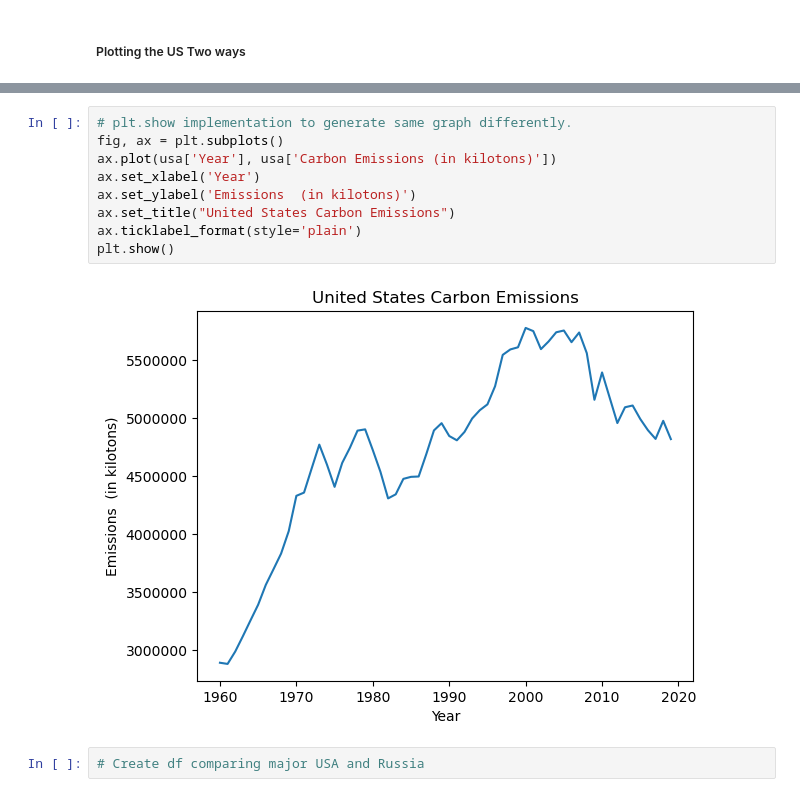
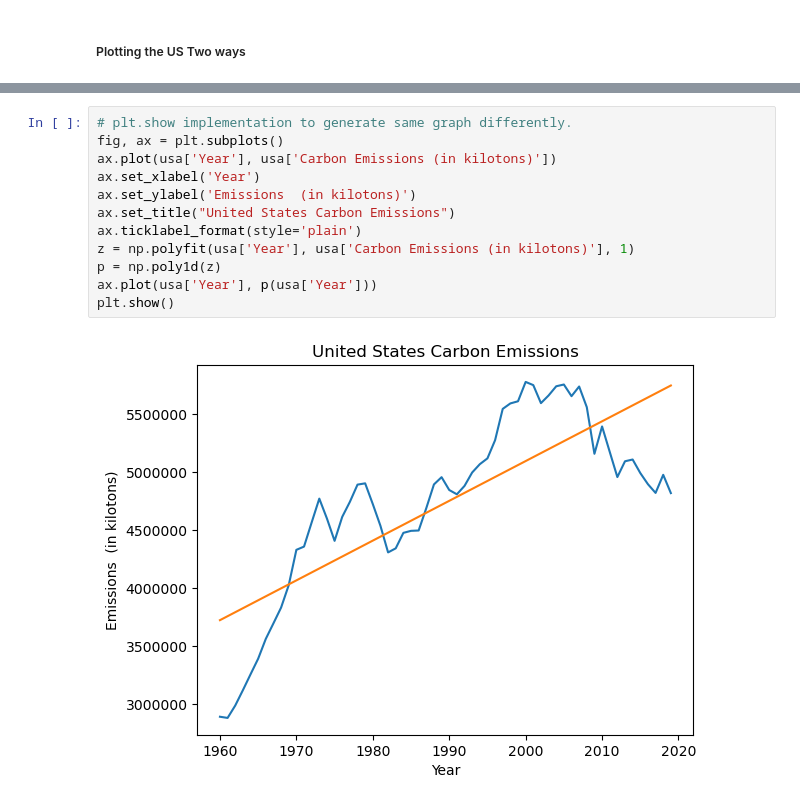
Before and after one commit to JeffreyFennell/Carbon-Emissions, a Jupyter notebook: carbon_emissions_project/carbon_emissions.ipynb, the cells around one changed output, grey strips where cells are left out. Saved outputs shown, nothing was run; the diff lists cells and outputs as text.

```diff
--- a/carbon_emissions_project/carbon_emissions.ipynb
+++ b/carbon_emissions_project/carbon_emissions.ipynb
@@ -72,13 +70,14 @@ usa.plot.line(x ='Year', rot= 45, y= 'Carbon Emissions (in kilotons)', title = '
 # %%
 # plt.show implementation to generate same graph differently.
 fig, ax = plt.subplots()
 ax.plot(usa['Year'], usa['Carbon Emissions (in kilotons)'])
 ax.set_xlabel('Year')
 ax.set_ylabel('Emissions  (in kilotons)')
 ax.set_title("United States Carbon Emissions")
 ax.ticklabel_format(style='plain')
+z = np.polyfit(usa['Year'], usa['Carbon Emissions (in kilotons)'], 1)
+p = np.poly1d(z)
+ax.plot(usa['Year'], p(usa['Year']))
 plt.show()
 # %% [output]
-[figure, old version]
+[figure, new version]
-# %%
-# Create df comparing major USA and Russia
```
Also changed, not shown: parts of 4 cells of this notebook, 1 other file.
